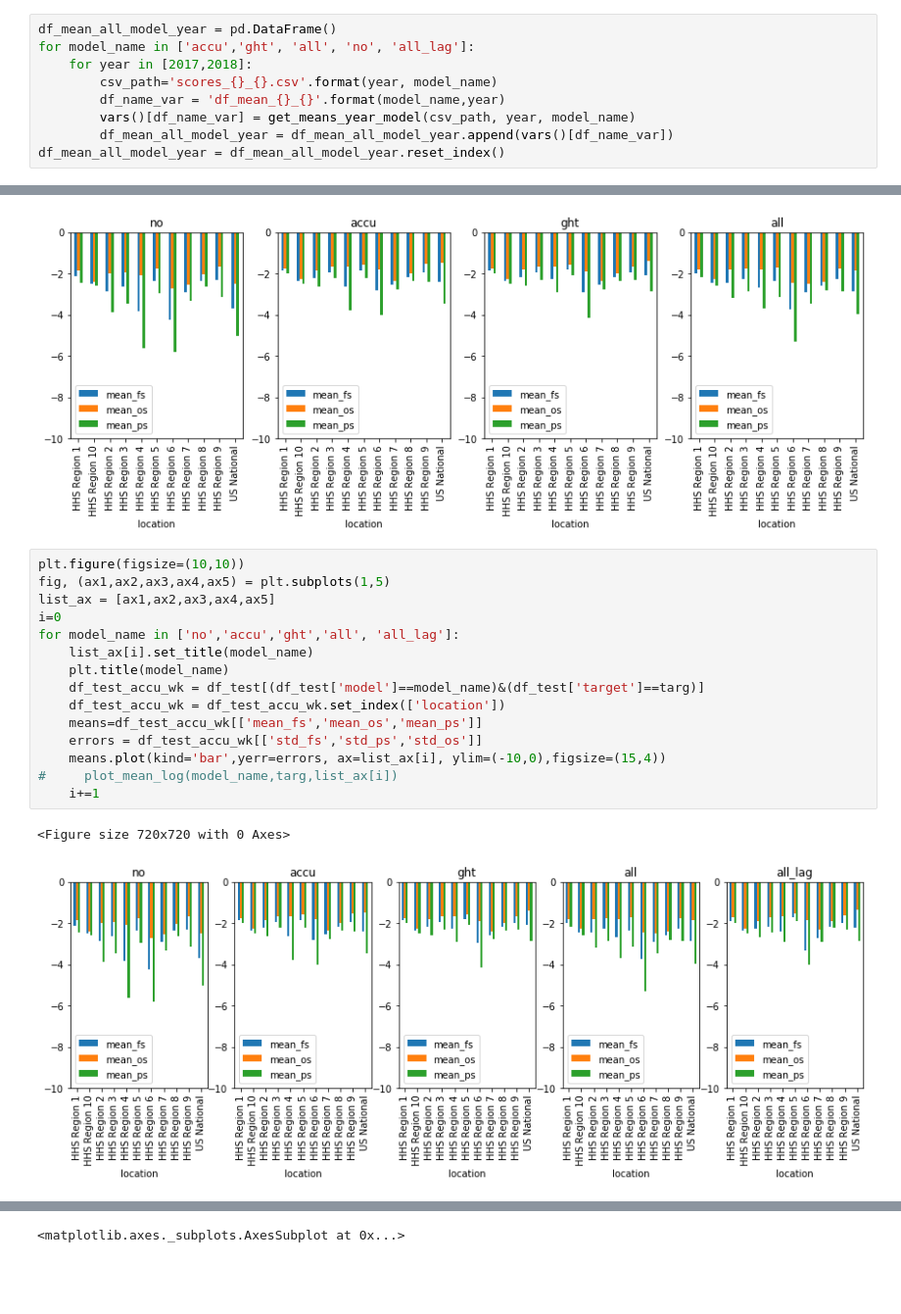
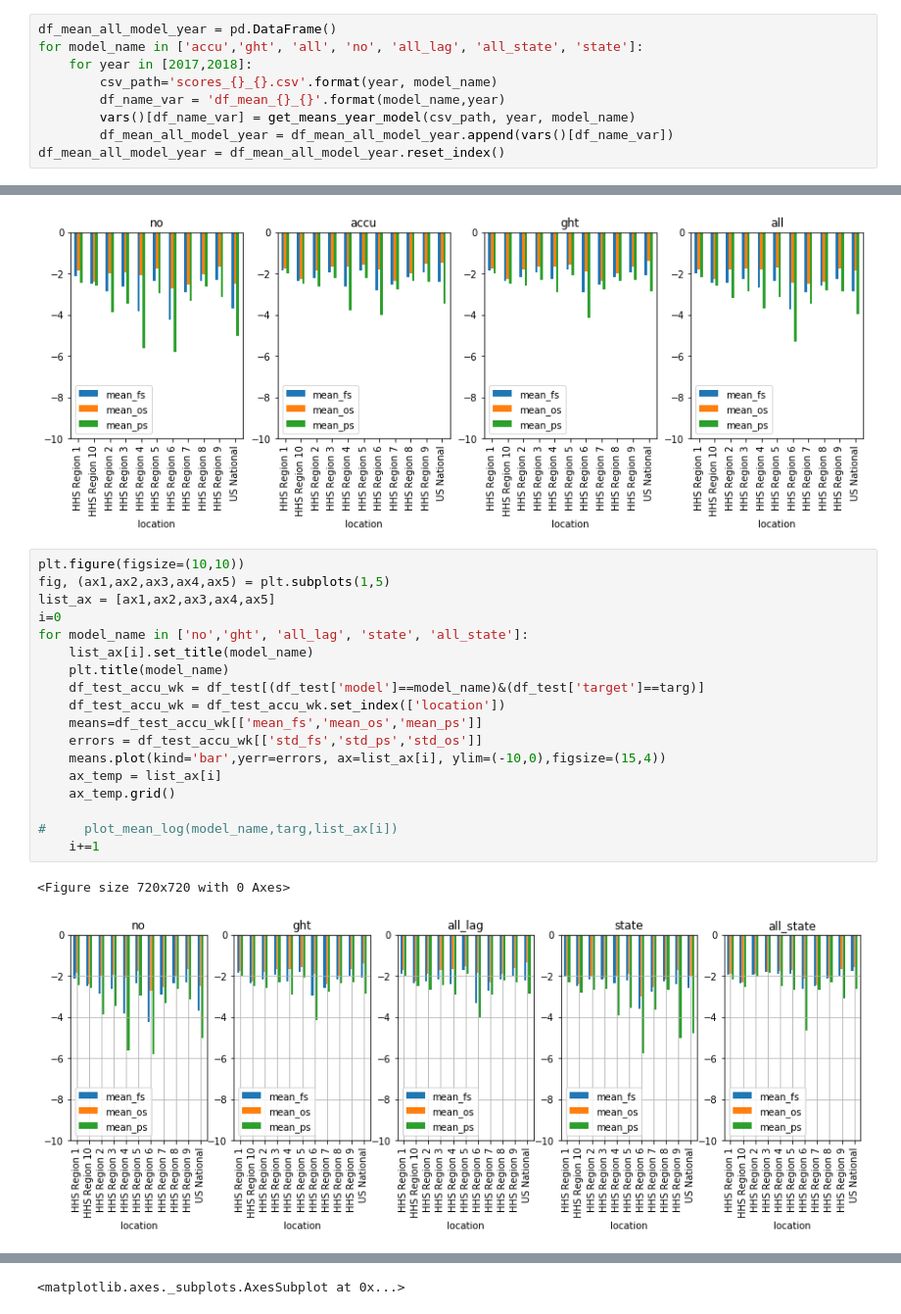
Before and after one commit to aniruddhadiga/ARLR_forecasting, a Jupyter notebook: output/CDC_scoring_cleanup.ipynb, the cells around one changed output, grey strips where cells are left out. Shown: that part at 98% size. Drawn from its saved outputs; the diff is of its cells as text; blank space fills up the shorter version.

```diff
--- a/output/CDC_scoring_cleanup.ipynb
+++ b/output/CDC_scoring_cleanup.ipynb
@@ -122,7 +127,7 @@ def get_means_year_model(csv_path, year, model_name):
 # df_temp['score'].hist()
 # %%
 df_mean_all_model_year = pd.DataFrame()
-for model_name in ['accu','ght', 'all', 'no', 'all_lag']:
+for model_name in ['accu','ght', 'all', 'no', 'all_lag', 'all_state', 'state']:
     for year in [2017,2018]:
         csv_path='scores_{}_{}.csv'.format(year, model_name)
         df_name_var = 'df_mean_{}_{}'.format(model_name,year)
@@ -185,18 +197,21 @@ for model_name in ['no','accu','ght','all']:
 # %%
 plt.figure(figsize=(10,10))
 fig, (ax1,ax2,ax3,ax4,ax5) = plt.subplots(1,5)
 list_ax = [ax1,ax2,ax3,ax4,ax5]
 i=0
-for model_name in ['no','accu','ght','all', 'all_lag']:
+for model_name in ['no','ght', 'all_lag', 'state', 'all_state']:
     list_ax[i].set_title(model_name)
     plt.title(model_name)
     df_test_accu_wk = df_test[(df_test['model']==model_name)&(df_test['target']==targ)]
     df_test_accu_wk = df_test_accu_wk.set_index(['location'])
     means=df_test_accu_wk[['mean_fs','mean_os','mean_ps']]
     errors = df_test_accu_wk[['std_fs','std_ps','std_os']]
     means.plot(kind='bar',yerr=errors, ax=list_ax[i], ylim=(-10,0),figsize=(15,4))
+    ax_temp = list_ax[i]
+    ax_temp.grid()
+
 #     plot_mean_log(model_name,targ,list_ax[i])
     i+=1
 # %% [output]
 <Figure size 720x720 with 0 Axes>
-[figure, old version]
+[figure, new version]
```
Also changed, not shown: parts of 12 cells of this notebook.
